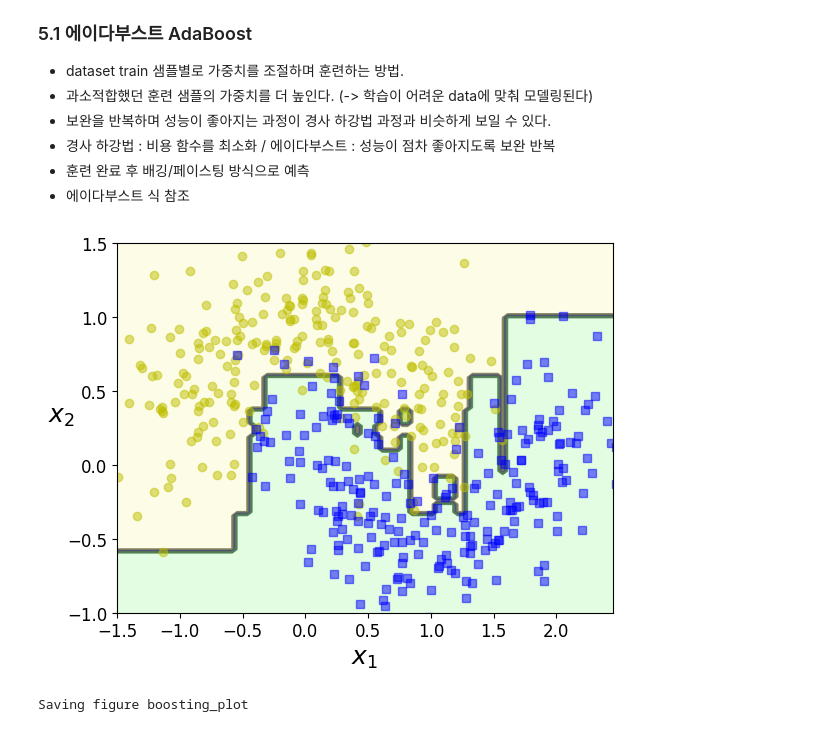
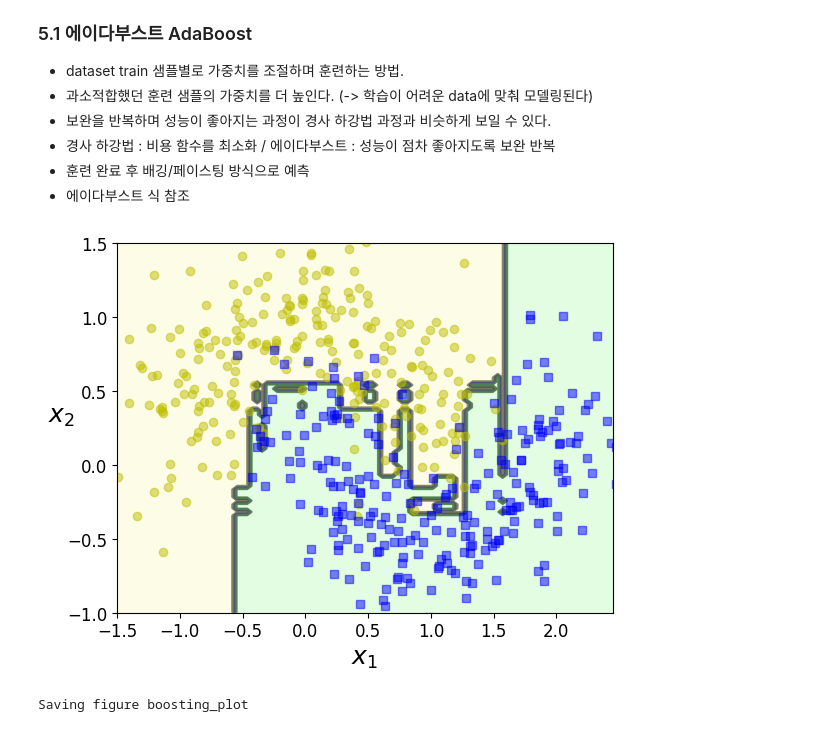
Before and after one commit to gahyunson/handson-ml, a Jupyter notebook: 07_ensemble_randomforest.ipynb, the cells around one changed output. Cells and saved outputs as stored; diff of their text form; code cells hidden in the pictures.

```diff
--- a/07_ensemble_randomforest.ipynb
+++ b/07_ensemble_randomforest.ipynb
@@ -369,14 +372,14 @@ Saving figure mnist_feature_importance_plot
 # %%
 from sklearn.ensemble import AdaBoostClassifier
 
 ada_clf = AdaBoostClassifier(
     DecisionTreeClassifier(max_depth=1), n_estimators=200,
-    algorithm="SAMME.R", learning_rate=0.5, random_state=42)
+    algorithm="SAMME.R", learning_rate=1.0, random_state=42)
 ada_clf.fit(X_train, y_train)
 
 plot_decision_boundary(ada_clf, X, y)
 # %% [output]
-[figure, old version]
+[figure, new version]
 # %%
 m = len(X_train)
 
```
Also changed, not shown: parts of 5 cells of this notebook, 1 other file.
